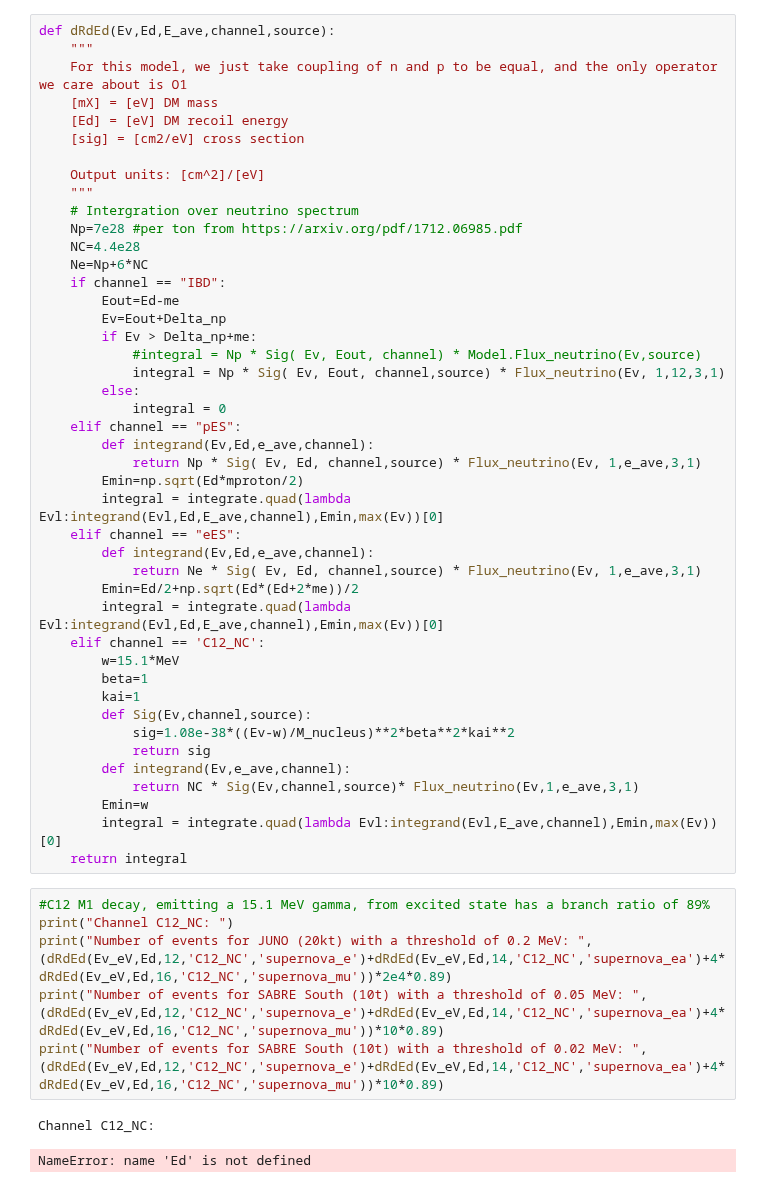
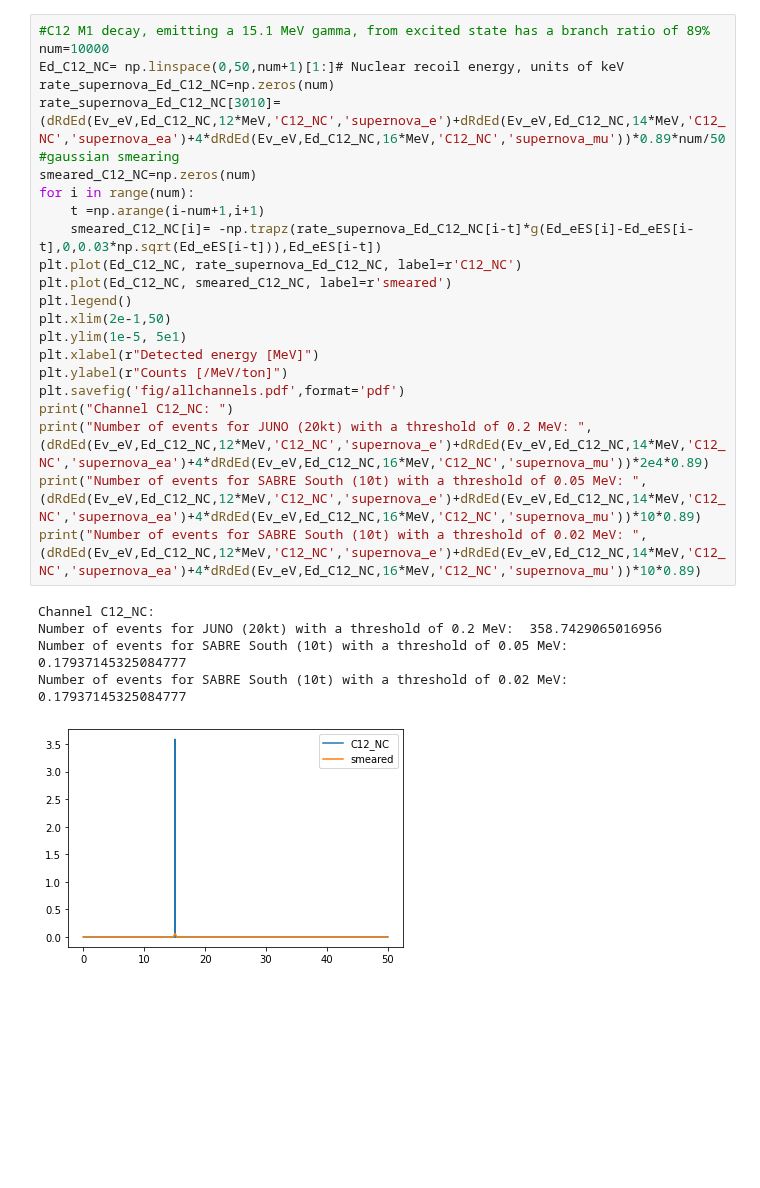
Before and after one commit to mjzurowski/sgm, a Jupyter notebook: Neutrino-LAB.ipynb, the cells around one changed output. Drawn from its saved outputs; the diff is of its cells as text; blank space fills up the shorter version.

```diff
--- a/Neutrino-LAB.ipynb
+++ b/Neutrino-LAB.ipynb
@@ -306,53 +406,29 @@ Text(0, 0.5, 'Counts [/MeV/ton]')
-# %%
-def dRdEd(Ev,Ed,E_ave,channel,source):
-    """
-    For this model, we just take coupling of n and p to be equal, and the only operator we care about is O1
-    [mX] = [eV] DM mass
-    [Ed] = [eV] DM recoil energy
-    [sig] = [cm2/eV] cross section
-
-    Output units: [cm^2]/[eV]
-    """
-    # Intergration over neutrino spectrum
-    Np=7e28 #per ton from https://arxiv.org/pdf/1712.06985.pdf
-    NC=4.4e28
-    Ne=Np+6*NC
-    if channel == "IBD":
-        Eout=Ed-me
-        Ev=Eout+Delta_np
-        if Ev > Delta_np+me:
-            #integral = Np * Sig( Ev, Eout, channel) * Model.Flux_neutrino(Ev,source)
-            integral = Np * Sig( Ev, Eout, channel,source) * Flux_neutrino(Ev, 1,12,3,1)
-        else:
-            integral = 0
-    elif channel == "pES":
-        def integrand(Ev,Ed,e_ave,channel):
-            return Np * Sig( Ev, Ed, channel,source) * Flux_neutrino(Ev, 1,e_ave,3,1)
-        Emin=np.sqrt(Ed*mproton/2)
-        integral = integrate.quad(lambda Evl:integrand(Evl,Ed,E_ave,channel),Emin,max(Ev))[0]
-    elif channel == "eES":
-        def integrand(Ev,Ed,e_ave,channel):
-            return Ne * Sig( Ev, Ed, channel,source) * Flux_neutrino(Ev, 1,e_ave,3,1)
-        Emin=Ed/2+np.sqrt(Ed*(Ed+2*me))/2
-        integral = integrate.quad(lambda Evl:integrand(Evl,Ed,E_ave,channel),Emin,max(Ev))[0]
-    elif channel == 'C12_NC':
-        w=15.1*MeV
-        beta=1
-        kai=1
-        def Sig(Ev,channel,source):
-            sig=1.08e-38*((Ev-w)/M_nucleus)**2*beta**2*kai**2
-            return sig
-        def integrand(Ev,e_ave,channel):
-            return NC * Sig(Ev,channel,source)* Flux_neutrino(Ev,1,e_ave,3,1)
-        Emin=w
-        integral = integrate.quad(lambda Evl:integrand(Evl,E_ave,channel),Emin,max(Ev))[0]
-    return integral
 # %%
 #C12 M1 decay, emitting a 15.1 MeV gamma, from excited state has a branch ratio of 89%
+num=10000
+Ed_C12_NC= np.linspace(0,50,num+1)[1:]# Nuclear recoil energy, units of keV
+rate_supernova_Ed_C12_NC=np.zeros(num)
+rate_supernova_Ed_C12_NC[3010]=(dRdEd(Ev_eV,Ed_C12_NC,12*MeV,'C12_NC','supernova_e')+dRdEd(Ev_eV,Ed_C12_NC,14*MeV,'C12_NC','supernova_ea')+4*dRdEd(Ev_eV,Ed_C12_NC,16*MeV,'C12_NC','supernova_mu'))*0.89*num/50
+#gaussian smearing
+smeared_C12_NC=np.zeros(num)
+for i in range(num):
+    t =np.arange(i-num+1,i+1)
+    smeared_C12_NC[i]= -np.trapz(rate_supernova_Ed_C12_NC[i-t]*g(Ed_eES[i]-Ed_eES[i-t],0,0.03*np.sqrt(Ed_eES[i-t])),Ed_eES[i-t])
+plt.plot(Ed_C12_NC, rate_supernova_Ed_C12_NC, label=r'C12_NC')
+plt.plot(Ed_C12_NC, smeared_C12_NC, label=r'smeared')
+plt.legend()
+plt.xlim(2e-1,50)
+plt.ylim(1e-5, 5e1)
+plt.xlabel(r"Detected energy [MeV]")
+plt.ylabel(r"Counts [/MeV/ton]")
+plt.savefig('fig/allchannels.pdf',format='pdf')
 print("Channel C12_NC: ")
-print("Number of events for JUNO (20kt) with a threshold of 0.2 MeV: ",(dRdEd(Ev_eV,Ed,12,'C12_NC','supernova_e')+dRdEd(Ev_eV,Ed,14,'C12_NC','supernova_ea')+4*dRdEd(Ev_eV,Ed,16,'C12_NC','supernova_mu'))*2e4*0.89)
-print("Number of events for SABRE South (10t) with a threshold of 0.05 MeV: ", (dRdEd(Ev_eV,Ed,12,'C12_NC','supernova_e')+dRdEd(Ev_eV,Ed,14,'C12_NC','supernova_ea')+4*dRdEd(Ev_eV,Ed,16,'C12_NC','supernova_mu'))*10*0.89)
-print("Number of events for SABRE South (10t) with a threshold of 0.02 MeV: ", (dRdEd(Ev_eV,Ed,12,'C12_NC','supernova_e')+dRdEd(Ev_eV,Ed,14,'C12_NC','supernova_ea')+4*dRdEd(Ev_eV,Ed,16,'C12_NC','supernova_mu'))*10*0.89)
+print("Number of events for JUNO (20kt) with a threshold of 0.2 MeV: ",(dRdEd(Ev_eV,Ed_C12_NC,12*MeV,'C12_NC','supernova_e')+dRdEd(Ev_eV,Ed_C12_NC,14*MeV,'C12_NC','supernova_ea')+4*dRdEd(Ev_eV,Ed_C12_NC,16*MeV,'C12_NC','supernova_mu'))*2e4*0.89)
+print("Number of events for SABRE South (10t) with a threshold of 0.05 MeV: ", (dRdEd(Ev_eV,Ed_C12_NC,12*MeV,'C12_NC','supernova_e')+dRdEd(Ev_eV,Ed_C12_NC,14*MeV,'C12_NC','supernova_ea')+4*dRdEd(Ev_eV,Ed_C12_NC,16*MeV,'C12_NC','supernova_mu'))*10*0.89)
+print("Number of events for SABRE South (10t) with a threshold of 0.02 MeV: ", (dRdEd(Ev_eV,Ed_C12_NC,12*MeV,'C12_NC','supernova_e')+dRdEd(Ev_eV,Ed_C12_NC,14*MeV,'C12_NC','supernova_ea')+4*dRdEd(Ev_eV,Ed_C12_NC,16*MeV,'C12_NC','supernova_mu'))*10*0.89)
 # %% [output]
 Channel C12_NC:
+Number of events for JUNO (20kt) with a threshold of 0.2 MeV:  358.7429065016956
+Number of events for SABRE South (10t) with a threshold of 0.05 MeV:  0.17937145325084777
+Number of events for SABRE South (10t) with a threshold of 0.02 MeV:  0.17937145325084777
-NameError: name 'Ed' is not defined
+[figure, added]
```
Also changed, not shown: parts of 18 cells of this notebook, 2 other files.
